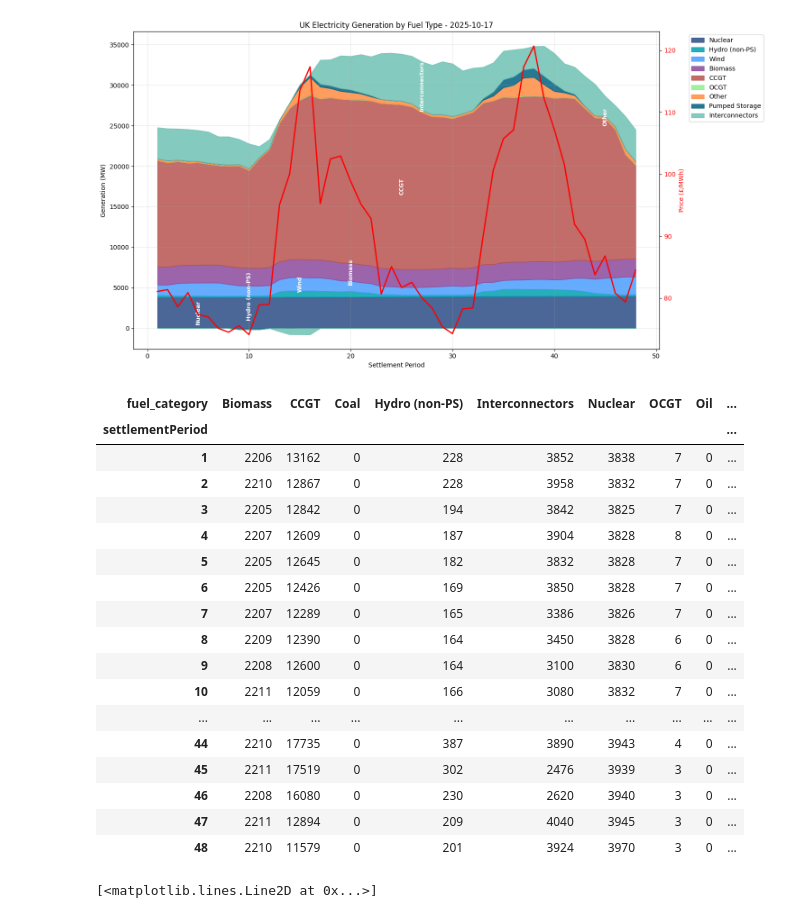
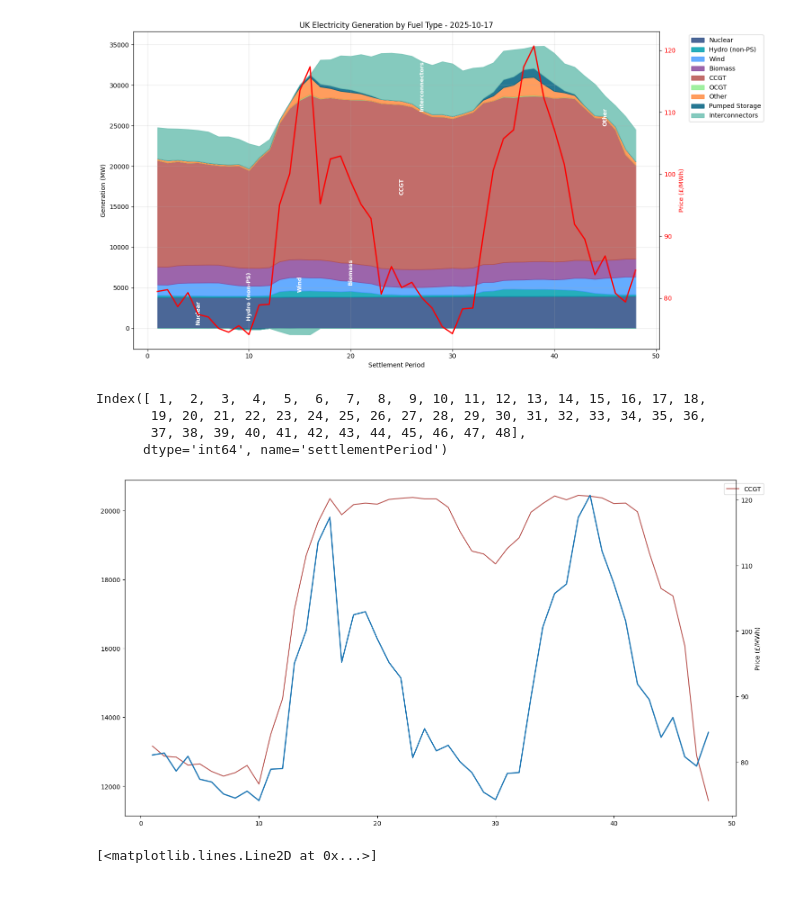
Before and after one commit to watsonam/watsonam.github.io, a Jupyter notebook: power_research/demand_data.ipynb, the cells around one changed output. Drawn from its saved outputs; the diff is of its cells as text; code cells hidden in the pictures.

```diff
--- a/power_research/demand_data.ipynb
+++ b/power_research/demand_data.ipynb
@@ -314,26 +444,30 @@ plt.show()
 Loading from cache: ../cache/generation_fuel_2025-10-17_2025-10-17.pkl
 [figure]
 # %%
-pivot_df
+pivot_df.index
 # %% [output]
-| fuel_category | Biomass | CCGT | Coal | Hydro (non-PS) | Interconnectors | Nuclear | OCGT | Oil | ... |
-| settlementPeriod |  |  |  |  |  |  |  |  | ... |
-| 1 | 2206 | 13162 | 0 | 228 | 3852 | 3838 | 7 | 0 | ... |
-| 2 | 2210 | 12867 | 0 | 228 | 3958 | 3832 | 7 | 0 | ... |
-| 3 | 2205 | 12842 | 0 | 194 | 3842 | 3825 | 7 | 0 | ... |
-| 4 | 2207 | 12609 | 0 | 187 | 3904 | 3828 | 8 | 0 | ... |
-| 5 | 2205 | 12645 | 0 | 182 | 3832 | 3828 | 7 | 0 | ... |
-| 6 | 2205 | 12426 | 0 | 169 | 3850 | 3828 | 7 | 0 | ... |
-| 7 | 2207 | 12289 | 0 | 165 | 3386 | 3826 | 7 | 0 | ... |
-| 8 | 2209 | 12390 | 0 | 164 | 3450 | 3828 | 6 | 0 | ... |
-| 9 | 2208 | 12600 | 0 | 164 | 3100 | 3830 | 6 | 0 | ... |
-| 10 | 2211 | 12059 | 0 | 166 | 3080 | 3832 | 7 | 0 | ... |
-| ... | ... | ... | ... | ... | ... | ... | ... | ... | ... |
-| 44 | 2210 | 17735 | 0 | 387 | 3890 | 3943 | 4 | 0 | ... |
-| 45 | 2211 | 17519 | 0 | 302 | 2476 | 3939 | 3 | 0 | ... |
-| 46 | 2208 | 16080 | 0 | 230 | 2620 | 3940 | 3 | 0 | ... |
-| 47 | 2211 | 12894 | 0 | 209 | 4040 | 3945 | 3 | 0 | ... |
-| 48 | 2210 | 11579 | 0 | 201 | 3924 | 3970 | 3 | 0 | ... |
+Index([ 1,  2,  3,  4,  5,  6,  7,  8,  9, 10, 11, 12, 13, 14, 15, 16, 17, 18,
+       19, 20, 21, 22, 23, 24, 25, 26, 27, 28, 29, 30, 31, 32, 33, 34, 35, 36,
+       37, 38, 39, 40, 41, 42, 43, 44, 45, 46, 47, 48],
+      dtype='int64', name='settlementPeriod')
+# %%
+fig, ax1 = plt.subplots(figsize=(15, 8))
+
+# for category in pivot_df.columns:
+for category in ['CCGT']:
+    values = pivot_df[category]
+    color = category_colors.get(category, '#888888')
+    ax1.plot(pivot_df.index, values, color=color, label=category)
+ax1.legend(bbox_to_anchor=(1.05, 1), loc='upper left')
+ax2 = ax1.twinx()
+ax2.plot(apx_data_sorted['settlementPeriod'], apx_data_sorted['price'], linewidth=2, label='Price')
+ax2.set_ylabel('Price (£/MWh)')
+ax2.tick_params(axis='y')
+ax1.legend(bbox_to_anchor=(1.05, 1))
+plt.tight_layout()
+plt.show()
+# %% [output]
+[figure, added]
 # %%
 # %% [output]
 [<matplotlib.lines.Line2D at 0x...>]
```
Also changed, not shown: parts of 7 cells of this notebook, 2 other files.
